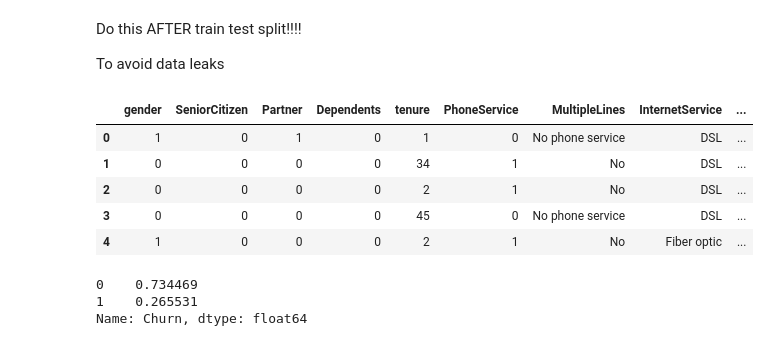
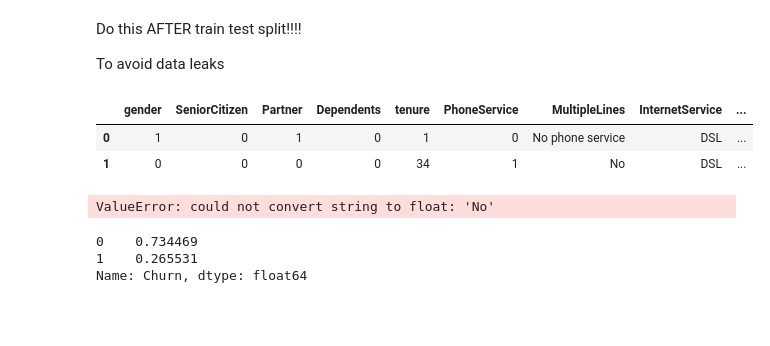
Before and after one commit to RaulCTorres/Capstone, a Jupyter notebook: Scratch code/Raul_scratch.ipynb, the cells around one changed output. Cells and saved outputs as stored; diff of their text form; code cells hidden in the pictures; blank space fills up the shorter version.

```diff
--- a/Scratch code/Raul_scratch.ipynb
+++ b/Scratch code/Raul_scratch.ipynb
@@ -126,14 +125,11 @@ Do this AFTER train test split!!!!
 
 To avoid data leaks
 # %%
-df.head()
+df.head(2)
 # %% [output]
 |  | gender | SeniorCitizen | Partner | Dependents | tenure | PhoneService | MultipleLines | InternetService | ... |
 | 0 | 1 | 0 | 1 | 0 | 1 | 0 | No phone service | DSL | ... |
 | 1 | 0 | 0 | 0 | 0 | 34 | 1 | No | DSL | ... |
-| 2 | 0 | 0 | 0 | 0 | 2 | 1 | No | DSL | ... |
-| 3 | 0 | 0 | 0 | 0 | 45 | 0 | No phone service | DSL | ... |
-| 4 | 1 | 0 | 0 | 0 | 2 | 1 | No | Fiber optic | ... |
 # %%
 X = df.drop(columns='Churn')
 y = df['Churn']
@@ -142,10 +138,12 @@ y = df['Churn']
 X_train, X_test, y_train, y_test = train_test_split(X, y, test_size=0.2, random_state=42)
 # %%
 # Scale the data
-ss = StandardScaler
+ss = StandardScaler()
 ss.fit(X_train)
-X_train_scled = ss.fit_transform(X_train)
+X_train_scaled = ss.transform(X_train)
 X_test_scaled = ss.transform(X_test)
+# %% [output]
+ValueError: could not convert string to float: 'No'
 # %%
 y_train.value_counts(normalize=True)
 # %% [output]
```
Also changed, not shown: parts of 21 cells of this notebook.
